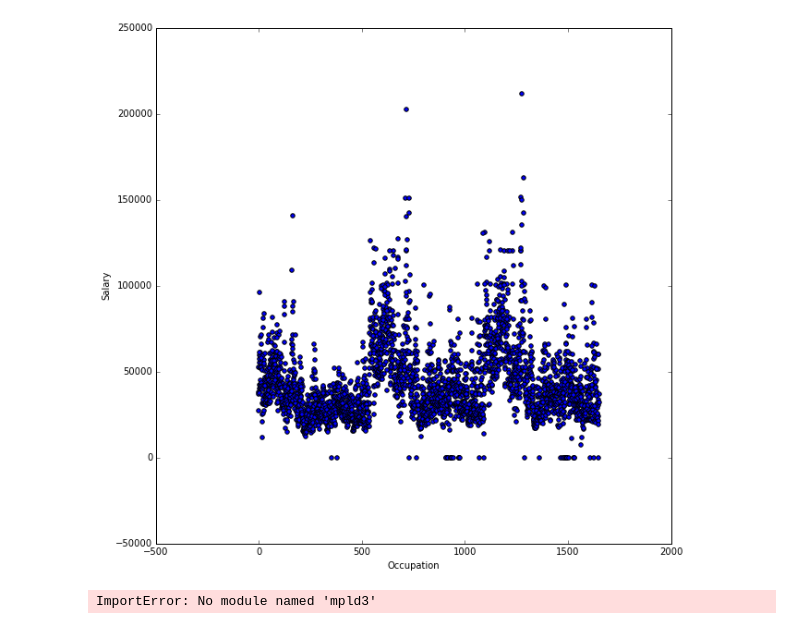
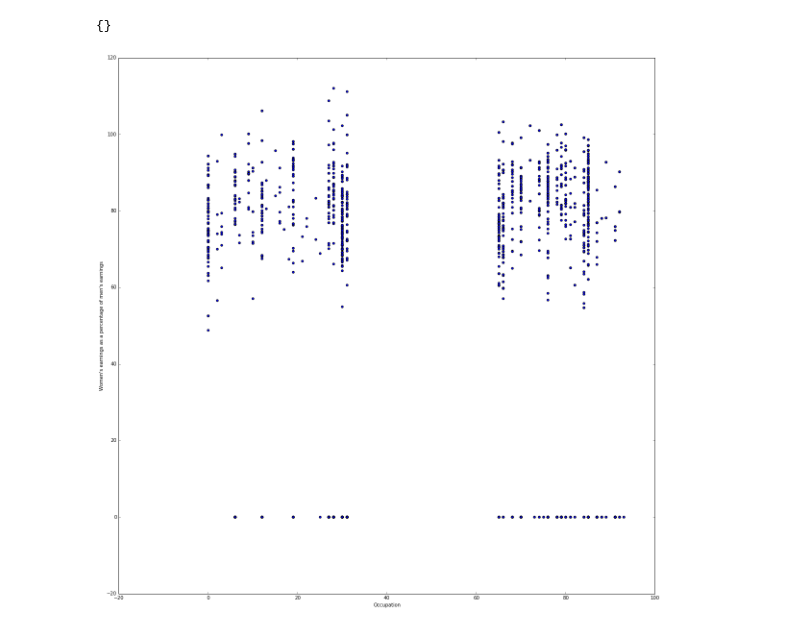
Before and after one commit to judisyau/hack-into-it-2016, a Jupyter notebook: read_csv.ipynb, the cells around one changed output. Drawn from its saved outputs; the diff is of its cells as text; code cells hidden in the pictures.

```diff
--- a/read_csv.ipynb
+++ b/read_csv.ipynb
@@ -1,46 +1,64 @@
 # %%
+import pandas as pd
 import matplotlib.pyplot as plt
 import numpy as np
-import pandas as pd
 %matplotlib inline
-figure(figsize=(10,10))
+
 # Take compiled_census.csv and extract each column to a separate list
 # Column names: year, occupation, m_salary, f_salary, f_salary/m_salary
 df = pd.read_csv('compiled_census.csv')
 
 year = df.Year
 occupation = df.OccupationalCategory.tolist()
 m_salary = df.Men.tolist()
 f_salary = df.Women.tolist()
 percentage = df.Percentage.tolist()
 
 id_to_category = {} # {id : category}
 category_to_occ = {} # {category : occupation}
+occ_to_category = {} # {occupation : category}
+
 index = 0
 category = None
 for i in range(len(occupation)):
     if (':' in occupation[i]):
         category = occupation[i]
         id_to_category[index] = category
         index += 1
     else:
         if category in category_to_occ.keys():
             category_to_occ[category].append(occupation[i])
+
         else:
             category_to_occ[category] = [occupation[i]]
 
-plt.scatter(list(range(len(m_salary))), m_salary)
-plt.scatter(list(range(len(m_salary))), f_salary)
-plt.ylabel('Salary')
-plt.xlabel('Occupation')
+category_to_id = {v: k for k, v in id_to_category.items()}
+for category, occupations in category_to_occ.items():
+    for occ in occupations:
+        occ_to_category[occ] = category
+
+xaxis = np.zeros(len(occupation))
+for i in range(len(occupation)):
+    if ':' not in occupation[i]:
+        xaxis[i] = category_to_id[occ_to_category[occupation[i]]]
+
+category_to_salary = {} # {category : [msalary, fsalary]}
+category = occ_to_category.values()[0]
+for i in range(len(occ_to_category.keys())):
+    if category == occ_to_category.keys()[i]:
+        if category in category_to_salary.keys():
+            category_to_salary[category] = list([m_salary[i],  f_salary[i]])
+        else:
+            category_to_salary[category].append([m_salary[i],  f_salary[i]])
+    else:
+        category = occ_to_category.keys()[i]
+#print category_to_salary
+# plot percentages
+fig = plt.figure(figsize=(20,20))
+plt.scatter(xaxis,percentage, c='blue',alpha='1')
+plt.ylabel("Women's earnings as a percentage of men's earnings")
+plt.xlabel("Occupation")
 plt.show()
-
-import mpld3
-labels =
-tooltip = mpld3.plugins.PointLabelTooltip(plt, labels=labels)
-mpld3.plugins.connect(fig, tooltip)
-
-mpld3.show()
 # %% [output]
+{}
-[figure, old version]
+[figure, new version]
-ImportError: No module named 'mpld3'
```
Also changed, not shown: parts of 2 cells of this notebook, 9 other files.
